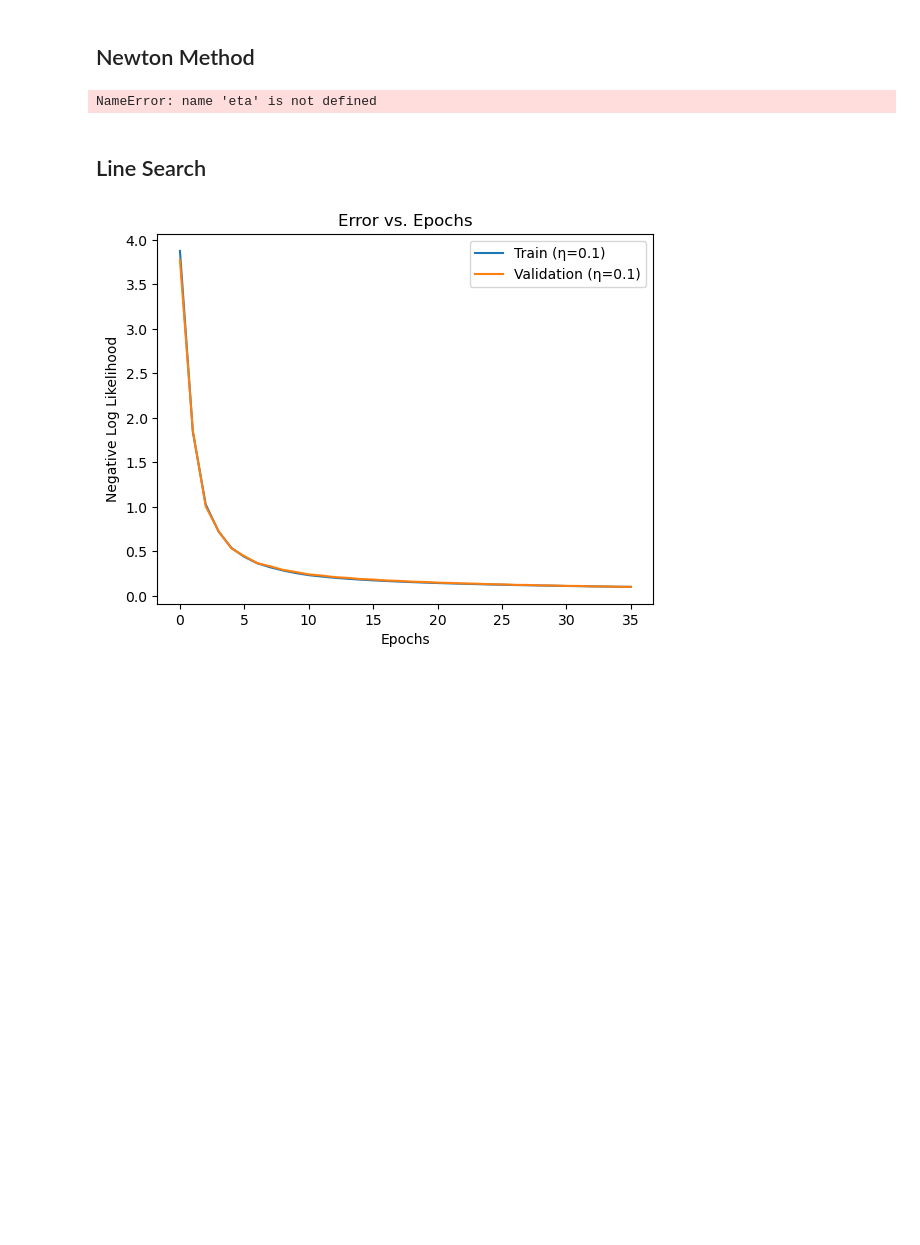
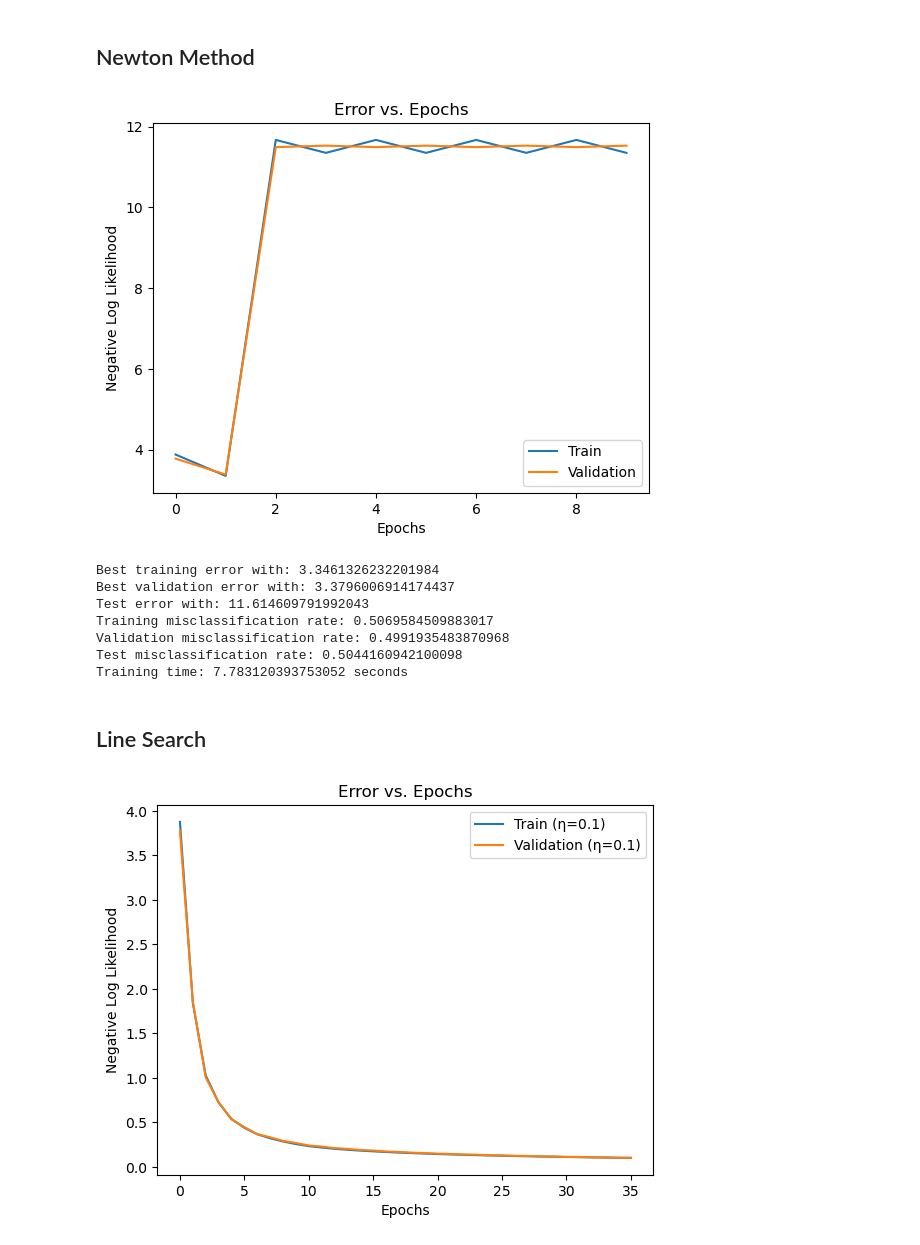
Before and after one commit to JvPost/CDSML, a Jupyter notebook: assignment4.ipynb, the cells around one changed output. Cells and saved outputs as stored; diff of their text form; code cells hidden in the pictures; blank space fills up the shorter version.

Commit message:
tried clipping in newton method, didn't work

```diff
--- a/assignment4.ipynb
+++ b/assignment4.ipynb
@@ -421,26 +407,30 @@ Training time (η=0.1, α=0.1): 53.260167598724365 seconds
 # %% [markdown]
 ## Newton Method
 # %%
+# redefine  predict function
+def predict(x, w):
+    return sigma(np.clip(x @ w, -250, 250))
+
 # redefine gradient
 def gradient(x, y_pred, t, alpha, w):
-    nll_gradient = np.dot(x.T, (y_pred - t)) / len(x)
+    nll_gradient = np.dot(x.T, (y_pred - t))
     regularization_gradient = alpha * w
     return nll_gradient + regularization_gradient
 
 def hessian(X, y_pred, alpha):
     R = np.diag(y_pred * (1 - y_pred))
-    H = (X.T @ R @ X) + alpha * np.eye(X.shape[1]) # maybe divide left part by len(X) here?
+    H = (X.T @ R @ X) / X.shape[0] + alpha * np.eye(X.shape[1]) # maybe divide left part by len(X) here?
     return H
 # %%
 # redefine train
-def train(x, t, w, epochs, alpha, x_val=None, t_val=None):
+def train_newton(x, t, w, epochs, alpha, x_val=None, t_val=None):
     train_errors = []
     val_errors = []
 
     best_train_error = float('inf')
     best_val_error = float('inf')
 
-    for epoch in range(epochs):
+    for _ in range(epochs):
         y_pred = predict(x, w)
         current_train_error = NLL(y_pred, t)
         train_errors.append(current_train_error)
@@ -453,57 +443,62 @@ def train(x, t, w, epochs, alpha, x_val=None, t_val=None):
             val_errors.append(current_val_error)
 
             # early stopping
-            if current_val_error > best_val_error:
-                break
+            # if current_val_error > best_val_error:
+            #     break
 
             best_val_error = min(best_val_error, current_val_error)
 
-        grad = gradient(x, y_pred, t, alpha, w)
+        grad = gradient(x, y_pred, t, alpha, w) # w = (785 x 1), 785 = 28 x 28 + 1
         H = hessian(x, y_pred, alpha)
-        # doesn't matter which of the following two lines you use
-        delta_w = -np.linalg.inv(H) @ grad
-        # delta_w = -np.linalg.solve(H, grad)
+        delta_w = -np.linalg.solve(H, grad)
         w += delta_w
 
     return w, train_errors, val_errors, best_train_error, best_val_error
 # %%
 # training loop
 alpha = 0.1
 
 start_time = time.time()
 
-w, train_errors, val_errors, best_train_error, best_val_error = train(train_images_bias, train_labels, w_init.copy(), 10, alpha, val_images_bias, val_labels)
+w, train_errors, val_errors, best_train_error, best_val_error = train_newton(train_images_bias, train_labels, w_init.copy(), 10, alpha, val_images_bias, val_labels)
 
 end_time = time.time()
 elapsed_time = end_time - start_time
 
-plt.plot(train_errors, label=f'Train (η={eta}, α={alpha})')
-plt.plot(val_errors, label=f'Validation (η={eta}, α={alpha})')
+plt.plot(train_errors, label=f'Train')
+plt.plot(val_errors, label=f'Validation')
 plt.xlabel('Epochs')
 plt.ylabel('Negative Log Likelihood')
 plt.legend()
 plt.title('Error vs. Epochs')
 plt.show()
 
 y_train_pred = predict(train_images_bias, w)
 train_misclass_rate = misclassification_rate(y_train_pred, train_labels)
 
 y_val_pred = predict(val_images_bias, w)
 val_misclass_rate = misclassification_rate(y_val_pred, val_labels)
 
 y_test_pred = predict(test_images_bias, w)
 test_error = NLL(y_test_pred, test_labels)
 test_misclass_rate = misclassification_rate(y_test_pred, test_labels)
 
-print(f"Best training error with (η={eta}, α={alpha}): {best_train_error}")
-print(f"Best validation error with (η={eta}, α={alpha}): {best_val_error}")
-print(f"Test error with (η={eta}, α={alpha}): {test_error}")
+print(f"Best training error with: {best_train_error}")
+print(f"Best validation error with: {best_val_error}")
+print(f"Test error with: {test_error}")
 print(f"Training misclassification rate: {train_misclass_rate}")
 print(f"Validation misclassification rate: {val_misclass_rate}")
 print(f"Test misclassification rate: {test_misclass_rate}")
-print(f"Training time (η={eta}, α={alpha}): {elapsed_time} seconds")
+print(f"Training time: {elapsed_time} seconds")
 # %% [output]
+[figure, added]
-NameError: name 'eta' is not defined
+Best training error with: 3.3461326232201984
+Best validation error with: 3.3796006914174437
+Test error with: 11.614609791992043
+Training misclassification rate: 0.5069584509883017
+Validation misclassification rate: 0.4991935483870968
+Test misclassification rate: 0.5044160942100098
+Training time: 7.783120393753052 seconds
 # %% [markdown]
 ## Line Search
 # %%
```
Also changed, not shown: parts of 5 cells of this notebook.
